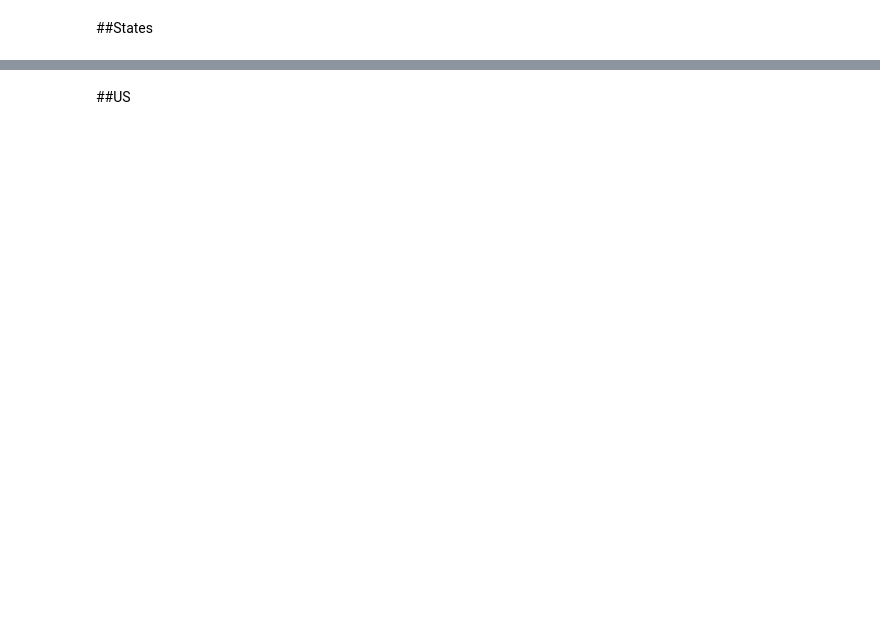
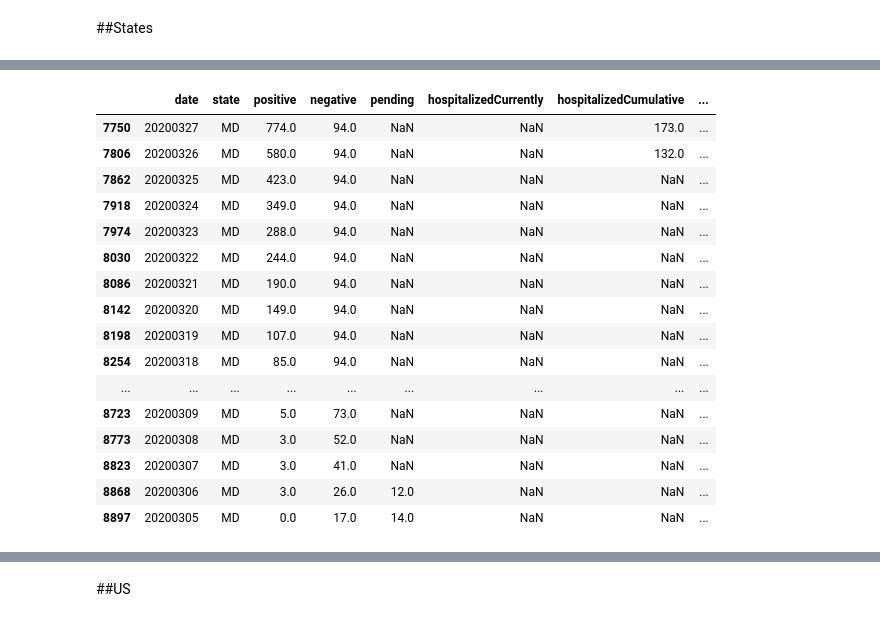
Before and after one commit to JoshuaHaga/Covid_19_sprint_1_buildwk, a Jupyter notebook: Covid_19_analysis.ipynb, the cells around one changed output, grey strips where cells are left out. Cells and saved outputs as stored; diff of their text form; code cells hidden in the pictures; blank space fills up the shorter version.

```diff
--- a/Covid_19_analysis.ipynb
+++ b/Covid_19_analysis.ipynb
@@ -369,0 +429,21 @@ md['positive'].plot(figsize=(10,10))
+# %%
+fix = md[md['date'] < 20200328 ]
+fix.tail(23)
+# %% [output]
+|  | date | state | positive | negative | pending | hospitalizedCurrently | hospitalizedCumulative | ... |
+| 7750 | 20200327 | MD | 774.0 | 94.0 | NaN | NaN | 173.0 | ... |
+| 7806 | 20200326 | MD | 580.0 | 94.0 | NaN | NaN | 132.0 | ... |
+| 7862 | 20200325 | MD | 423.0 | 94.0 | NaN | NaN | NaN | ... |
+| 7918 | 20200324 | MD | 349.0 | 94.0 | NaN | NaN | NaN | ... |
+| 7974 | 20200323 | MD | 288.0 | 94.0 | NaN | NaN | NaN | ... |
+| 8030 | 20200322 | MD | 244.0 | 94.0 | NaN | NaN | NaN | ... |
+| 8086 | 20200321 | MD | 190.0 | 94.0 | NaN | NaN | NaN | ... |
+| 8142 | 20200320 | MD | 149.0 | 94.0 | NaN | NaN | NaN | ... |
+| 8198 | 20200319 | MD | 107.0 | 94.0 | NaN | NaN | NaN | ... |
+| 8254 | 20200318 | MD | 85.0 | 94.0 | NaN | NaN | NaN | ... |
+| ... | ... | ... | ... | ... | ... | ... | ... | ... |
+| 8723 | 20200309 | MD | 5.0 | 73.0 | NaN | NaN | NaN | ... |
+| 8773 | 20200308 | MD | 3.0 | 52.0 | NaN | NaN | NaN | ... |
+| 8823 | 20200307 | MD | 3.0 | 41.0 | NaN | NaN | NaN | ... |
+| 8868 | 20200306 | MD | 3.0 | 26.0 | 12.0 | NaN | NaN | ... |
+| 8897 | 20200305 | MD | 0.0 | 17.0 | 14.0 | NaN | NaN | ... |
```
Also changed, not shown: parts of 19 cells of this notebook.
